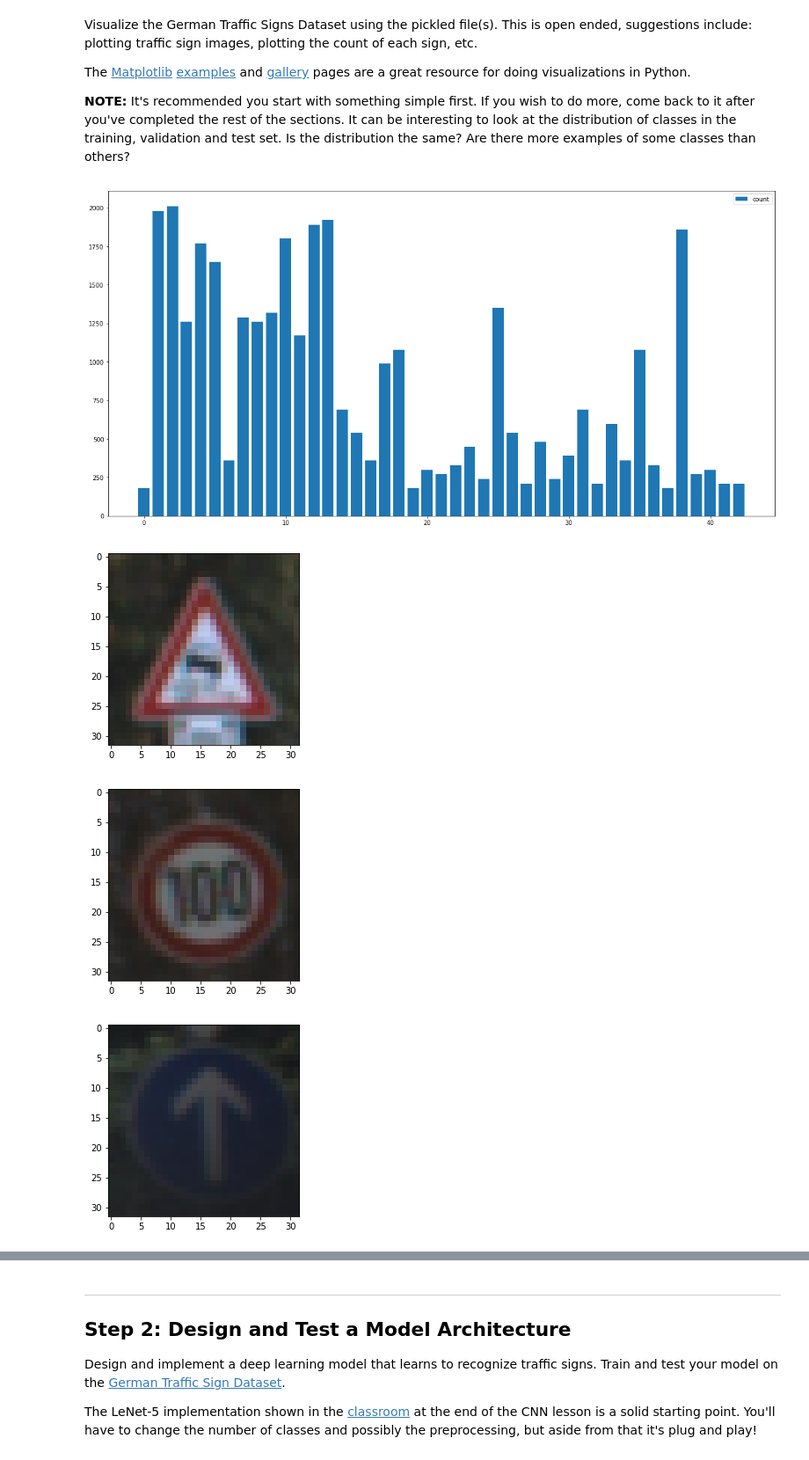
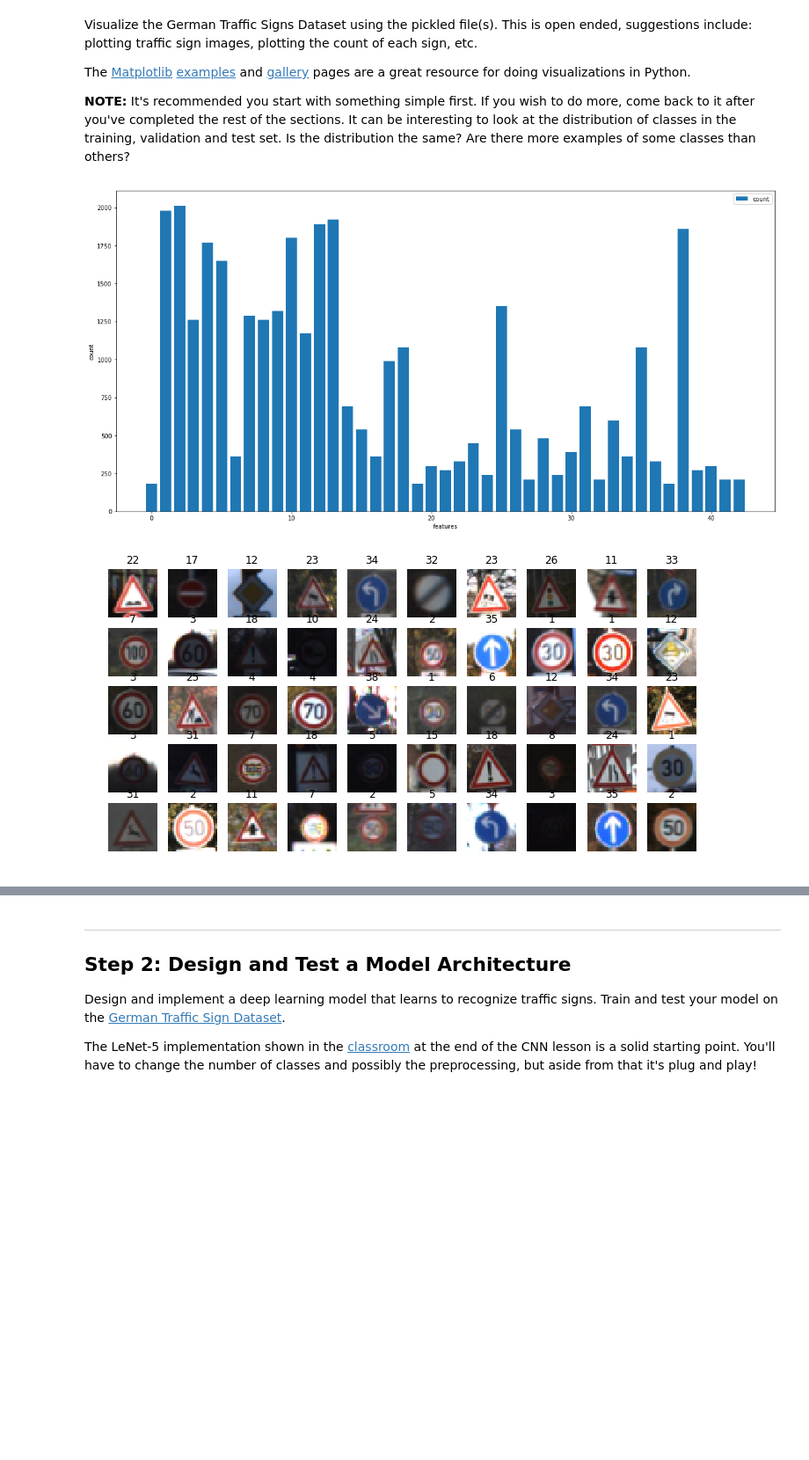
Before and after one commit to wujiang/CarND-Traffic-Sign-Classifier-Project, a Jupyter notebook: Traffic_Sign_Classifier.ipynb, the cells around one changed output, grey strips where cells are left out. Shown at 88% size. Cells and saved outputs as stored; diff of their text form; code cells hidden in the pictures; blank space fills up the shorter version.

```diff
--- a/Traffic_Sign_Classifier.ipynb
+++ b/Traffic_Sign_Classifier.ipynb
@@ -105,35 +117,45 @@ The [Matplotlib](http://matplotlib.org/) [examples](http://matplotlib.org/exampl
 # %%
 ### Data exploration visualization code goes here.
 ### Feel free to use as many code cells as needed.
-from collections import defaultdict
-import matplotlib.pyplot as plt
-from random import randint
 
+def show_images(images, titles=None, cmap=None):
+    gs1 = gridspec.GridSpec(10, 10)
+    gs1.update(wspace=0.1, hspace=0.1) # set the spacing between axes.
+    plt.figure(figsize=(12,12))
 
-# Visualizations will be shown in the notebook.
-%matplotlib inline
+    for i in range(len(images)):
+        ax1 = plt.subplot(gs1[i])
+        ax1.set_xticklabels([])
+        ax1.set_yticklabels([])
+        ax1.set_aspect('equal')
+
+        plt.subplot(10, 10, i+1)
+        if titles:
+            plt.title(titles[i])
+        plt.imshow(images[i], cmap=cmap)
+        plt.axis('off')
+
+    plt.show()
 
 
 label_count = defaultdict(int)
 for t in y_train:
     label_count[t] += 1
 
 counts = [label_count[i] for i in range(n_classes)]
 
 plt.figure(figsize=(20, 10))
 axis = plt.gca()
 bar = plt.bar(range(n_classes), counts)
 axis.legend((bar[0],), ("count",))
+plt.xlabel("features")
+plt.ylabel("count")
 plt.show()
 
-sample_index = [randint(0, n_train) for _ in range(0, 10)]
+sample_index = [randint(0, n_train) for _ in range(0, 50)]
 
-
-for idx in sample_index:
-    plt.figure()
-    plt.imshow(X_train[idx])
+imgs = [X_train[idx] for idx in sample_index]
+show_images(imgs, titles=[y_train[i] for i in sample_index])
 # %% [output]
-[figure, old version]
+[figure, new version]
-[figure, old version]
+[figure, new version]
-[figure, removed]
-[figure, removed]
```
Also changed, not shown: parts of 10 cells of this notebook, 3 other files.
